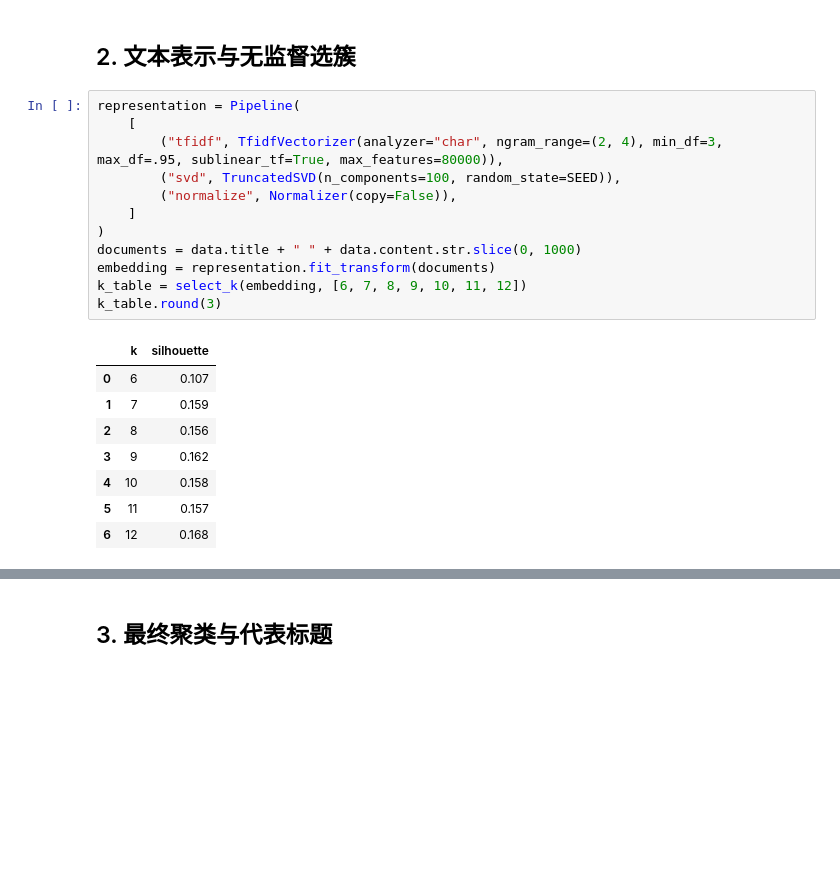
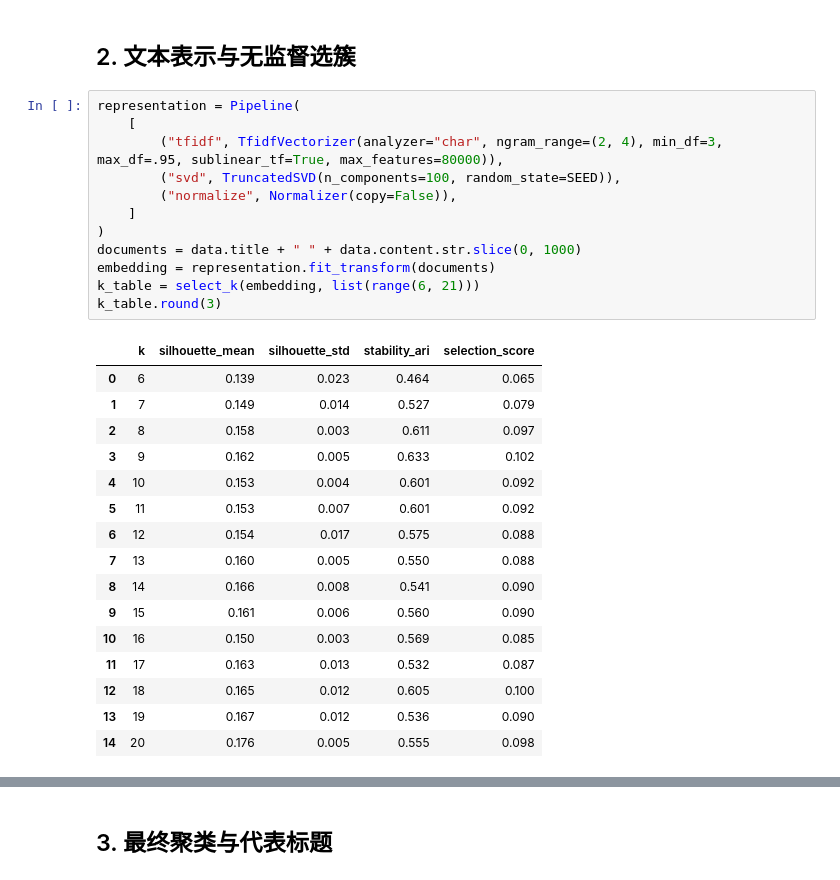
Before and after one commit to guosongnian/japanese-news-clustering, a Jupyter notebook: notebooks/japanese_news_clustering.ipynb, the cells around one changed output, grey strips where cells are left out. Cells and saved outputs as stored; diff of their text form; blank space fills up the shorter version.

```diff
--- a/notebooks/japanese_news_clustering.ipynb
+++ b/notebooks/japanese_news_clustering.ipynb
@@ -42,22 +42,30 @@ plt.show()
 # %%
 representation = Pipeline(
     [
         ("tfidf", TfidfVectorizer(analyzer="char", ngram_range=(2, 4), min_df=3, max_df=.95, sublinear_tf=True, max_features=80000)),
         ("svd", TruncatedSVD(n_components=100, random_state=SEED)),
         ("normalize", Normalizer(copy=False)),
     ]
 )
 documents = data.title + " " + data.content.str.slice(0, 1000)
 embedding = representation.fit_transform(documents)
-k_table = select_k(embedding, [6, 7, 8, 9, 10, 11, 12])
+k_table = select_k(embedding, list(range(6, 21)))
 k_table.round(3)
 # %% [output]
-|  | k | silhouette |
-| 0 | 6 | 0.107 |
-| 1 | 7 | 0.159 |
-| 2 | 8 | 0.156 |
-| 3 | 9 | 0.162 |
-| 4 | 10 | 0.158 |
-| 5 | 11 | 0.157 |
-| 6 | 12 | 0.168 |
+|  | k | silhouette_mean | silhouette_std | stability_ari | selection_score |
+| 0 | 6 | 0.139 | 0.023 | 0.464 | 0.065 |
+| 1 | 7 | 0.149 | 0.014 | 0.527 | 0.079 |
+| 2 | 8 | 0.158 | 0.003 | 0.611 | 0.097 |
+| 3 | 9 | 0.162 | 0.005 | 0.633 | 0.102 |
+| 4 | 10 | 0.153 | 0.004 | 0.601 | 0.092 |
+| 5 | 11 | 0.153 | 0.007 | 0.601 | 0.092 |
+| 6 | 12 | 0.154 | 0.017 | 0.575 | 0.088 |
+| 7 | 13 | 0.160 | 0.005 | 0.550 | 0.088 |
+| 8 | 14 | 0.166 | 0.008 | 0.541 | 0.090 |
+| 9 | 15 | 0.161 | 0.006 | 0.560 | 0.090 |
+| 10 | 16 | 0.150 | 0.003 | 0.569 | 0.085 |
+| 11 | 17 | 0.163 | 0.013 | 0.532 | 0.087 |
+| 12 | 18 | 0.165 | 0.012 | 0.605 | 0.100 |
+| 13 | 19 | 0.167 | 0.012 | 0.536 | 0.090 |
+| 14 | 20 | 0.176 | 0.005 | 0.555 | 0.098 |
 # %%
```
Also changed, not shown: parts of 5 cells of this notebook, 4 other files.
